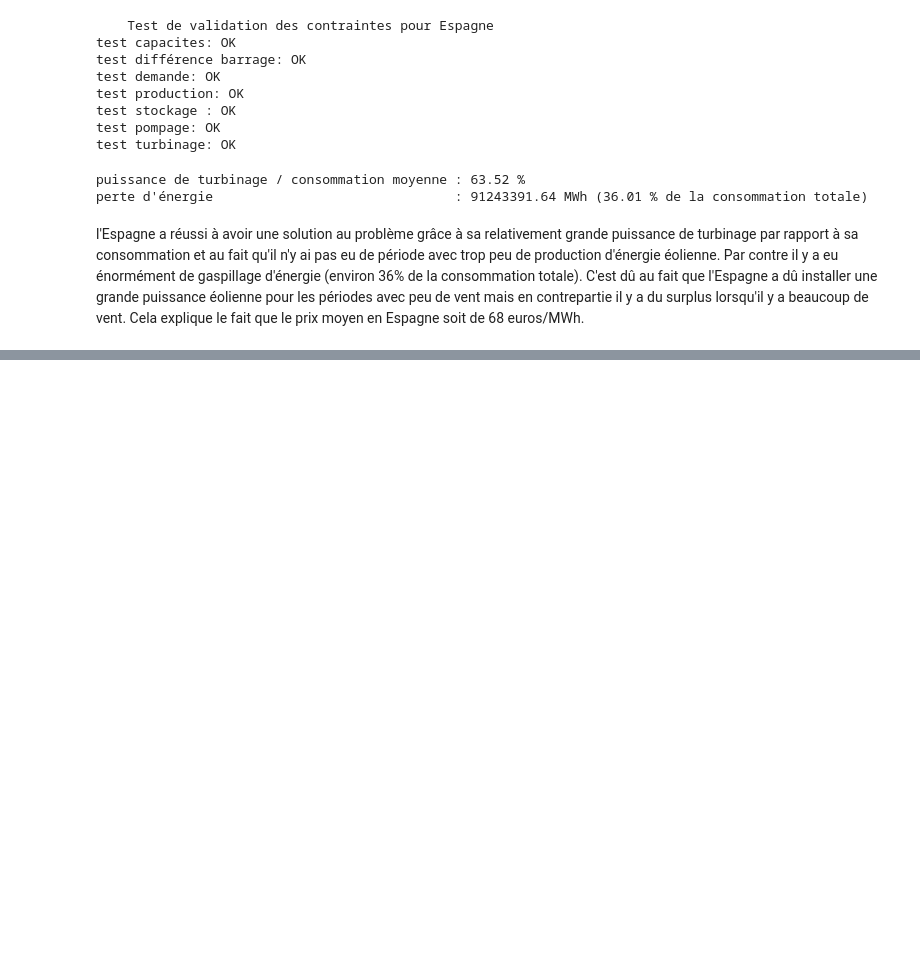
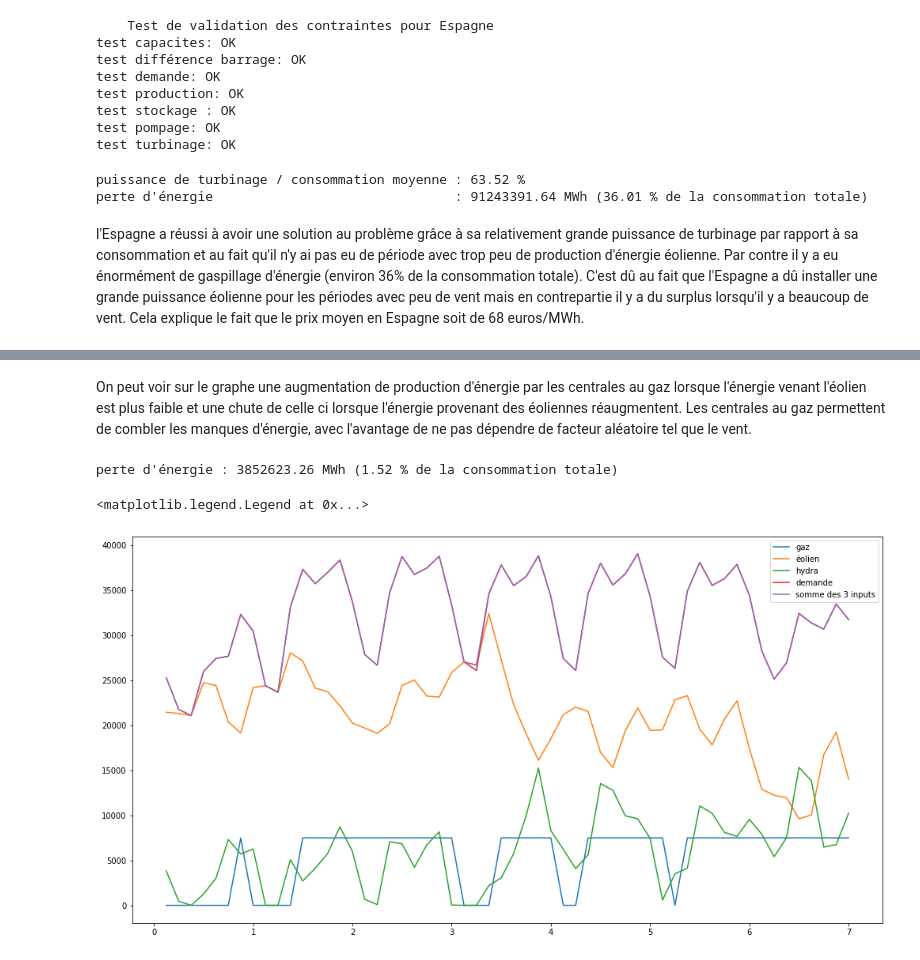
Before and after one commit to Zepp176/Projet_optimisation, a Jupyter notebook: projet_partie2.ipynb, the cells around one changed output, grey strips where cells are left out. Saved outputs shown, nothing was run; the diff lists cells and outputs as text; code cells hidden in the pictures; blank space fills up the shorter version.

```diff
--- a/projet_partie2.ipynb
+++ b/projet_partie2.ipynb
@@ -935,0 +948,20 @@ plt.legend(['gaz', 'éolien', 'hydra', 'demande', 'somme des 3 inputs'])
+# %% [markdown]
+On peut voir sur le graphe une augmentation de production d'énergie par les centrales au gaz lorsque l'énergie venant l'éolien est plus faible et une chute de celle ci lorsque l'énergie provenant des éoliennes réaugmentent. Les centrales au gaz permettent de combler les manques d'énergie, avec l'avantage de ne pas dépendre de facteur aléatoire tel que le vent.
+# %%
+i = liste_pays.index('Espagne')
+print('perte d\'énergie : {:.2f} MWh ({:.2f} % de la consommation totale)'.format((solE_pays[i] + solHd_pays[i] +solG_pays[i] - D_pays[i]).sum(), (solE_pays[i] + solHd_pays[i] +solG_pays[i] - D_pays[i]).sum() / D_pays[i].sum() *100))
+
+plt.figure(figsize=(17,9))
+X = np.arange(T,7*24+T,T)
+a = int(7*24//3)
+
+plt.plot(X/24,solG_pays[i][a:2*a]/T)
+plt.plot(X/24,solE_pays[i][a:2*a]/T)
+plt.plot(X/24,solHd_pays[i][a:2*a]/T)
+plt.plot(X/24,D_pays[i][a:2*a]/T)
+plt.plot(X/24,solG_pays[i][a:2*a]/T+solE_pays[i][a:2*a]/T+solHd_pays[i][a:2*a]/T)
+plt.legend(['gaz', 'éolien', 'hydra', 'demande', 'somme des 3 inputs'])
+# %% [output]
+perte d'énergie : 3852623.26 MWh (1.52 % de la consommation totale)
+<matplotlib.legend.Legend at 0x...>
+[figure, added]
```
Also changed, not shown: parts of 6 cells of this notebook.
